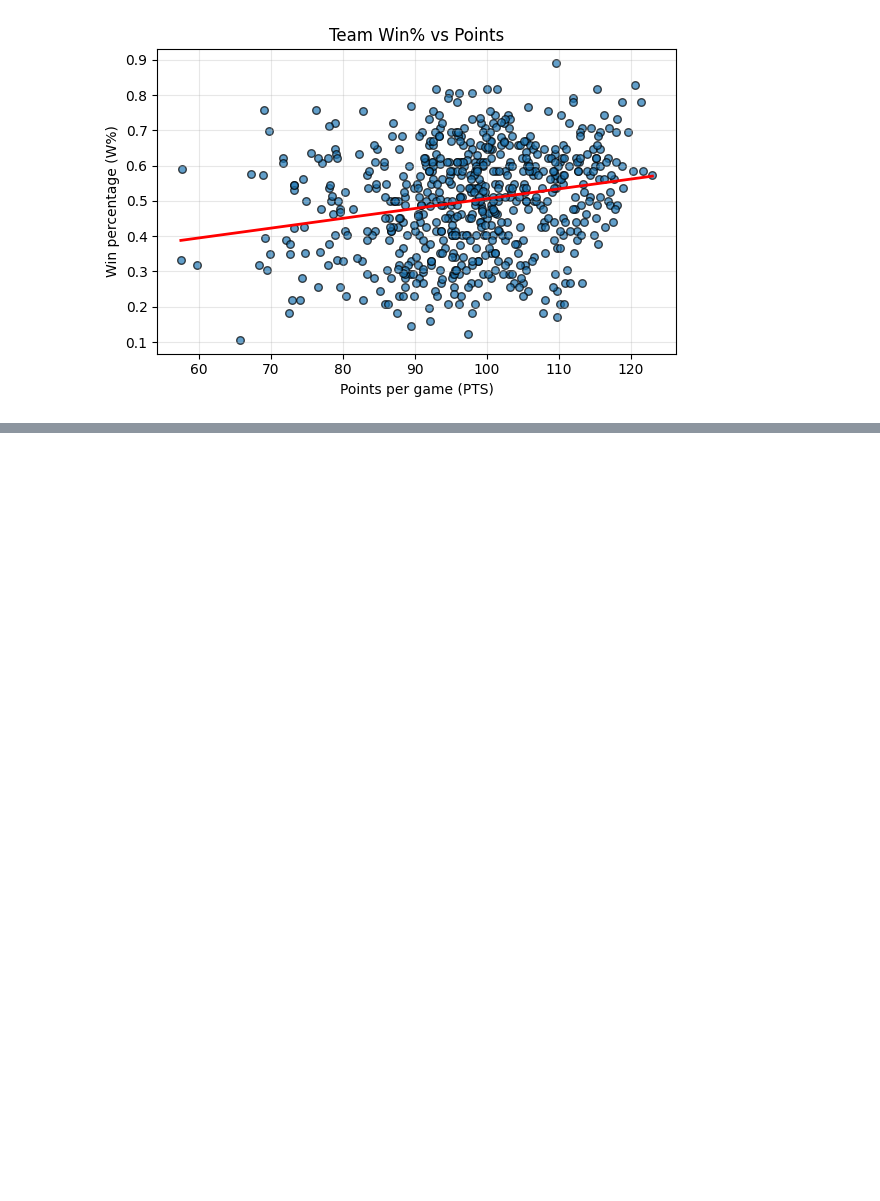
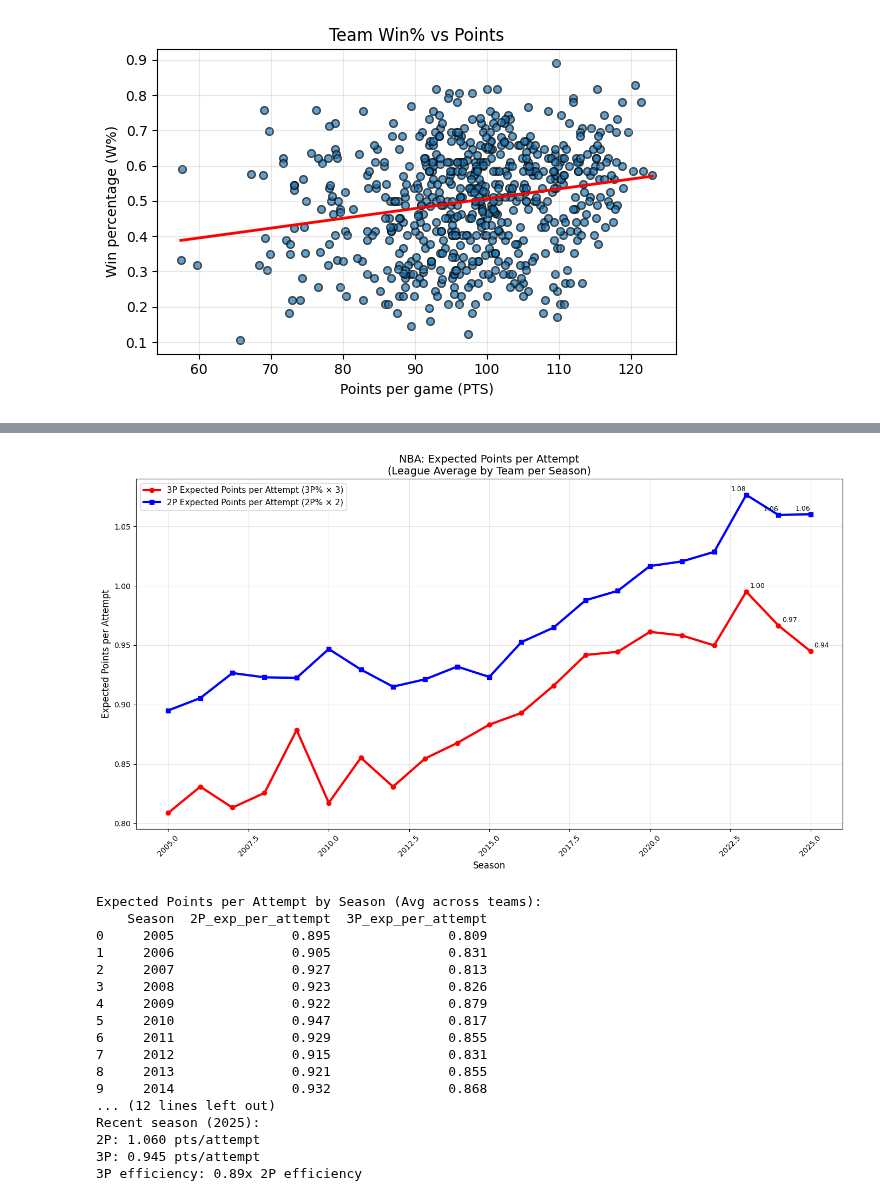
Before and after one commit to maadmaaax/Project_NBA_GroupM, a Jupyter notebook: Analyse_Graphique.ipynb, the cells around one changed output, grey strips where cells are left out. Saved outputs shown, nothing was run; the diff lists cells and outputs as text; code cells hidden in the pictures; blank space fills up the shorter version.

```diff
--- a/Analyse_Graphique.ipynb
+++ b/Analyse_Graphique.ipynb
@@ -112,0 +223,70 @@ plt.show()
+# %%
+#Expected point over the season by team
+# Group by Season and Team, calculate expected points per attempt, then average across teams per season
+team_stats = df.groupby(['Season', 'Team']).agg({
+    '2P%': 'mean',
+    '3P%': 'mean'
+}).reset_index()
+
+# Calculate expected points PER ATTEMPT for each shot type per team
+team_stats['2P_exp_per_attempt'] = team_stats['2P%'] * 2
+team_stats['3P_exp_per_attempt'] = team_stats['3P%'] * 3
+
+# Average across teams per season
+season_team_avg = team_stats.groupby('Season')[['2P_exp_per_attempt', '3P_exp_per_attempt']].mean().reset_index()
+season_team_avg['Season'] = pd.to_numeric(season_team_avg['Season'], errors='coerce')
+season_team_avg = season_team_avg[season_team_avg['3P_exp_per_attempt'] > 0].sort_values('Season')
+
+# Create the line plot
+plt.figure(figsize=(14, 8))
+plt.plot(season_team_avg['Season'], season_team_avg['3P_exp_per_attempt'],
+         marker='o', linewidth=3, label='3P Expected Points per Attempt (3P% × 3)', color='red')
+plt.plot(season_team_avg['Season'], season_team_avg['2P_exp_per_attempt'],
+         marker='s', linewidth=3, label='2P Expected Points per Attempt (2P% × 2)', color='blue')
+
+# Customize the plot
+plt.xlabel('Season', fontsize=12)
+plt.ylabel('Expected Points per Attempt', fontsize=12)
+plt.title('NBA: Expected Points per Attempt\n(League Average by Team per Season)', fontsize=14)
+plt.legend(fontsize=11)
+plt.grid(True, alpha=0.3)
+plt.xticks(rotation=45)
+
+# Add value labels on recent seasons
+for i in range(-3, 0):
+    plt.annotate(f'{season_team_avg["3P_exp_per_attempt"].iloc[i]:.2f}',
+                xy=(season_team_avg['Season'].iloc[i], season_team_avg['3P_exp_per_attempt'].iloc[i]),
+                xytext=(5, 5), textcoords='offset points', fontsize=9)
+    plt.annotate(f'{season_team_avg["2P_exp_per_attempt"].iloc[i]:.2f}',
+                xy=(season_team_avg['Season'].iloc[i], season_team_avg['2P_exp_per_attempt'].iloc[i]),
+                xytext=(-20, 5), textcoords='offset points', fontsize=9)
+
+plt.tight_layout()
+plt.show()
+
+# Print summary stats
+print("Expected Points per Attempt by Season (Avg across teams):")
+print(season_team_avg[['Season', '2P_exp_per_attempt', '3P_exp_per_attempt']].round(3))
+print(f"\nRecent season ({season_team_avg['Season'].iloc[-1]}):")
+print(f"2P: {season_team_avg['2P_exp_per_attempt'].iloc[-1]:.3f} pts/attempt")
+print(f"3P: {season_team_avg['3P_exp_per_attempt'].iloc[-1]:.3f} pts/attempt")
+print(f"3P efficiency: {season_team_avg['3P_exp_per_attempt'].iloc[-1]/season_team_avg['2P_exp_per_attempt'].iloc[-1]:.2f}x 2P efficiency")
+# %% [output]
+[figure, added]
+Expected Points per Attempt by Season (Avg across teams):
+    Season  2P_exp_per_attempt  3P_exp_per_attempt
+0     2005               0.895               0.809
+1     2006               0.905               0.831
+2     2007               0.927               0.813
+3     2008               0.923               0.826
+4     2009               0.922               0.879
+5     2010               0.947               0.817
+6     2011               0.929               0.855
+7     2012               0.915               0.831
+8     2013               0.921               0.855
+9     2014               0.932               0.868
+... (12 lines left out)
+Recent season (2025):
+2P: 1.060 pts/attempt
+3P: 0.945 pts/attempt
+3P efficiency: 0.89x 2P efficiency
```
Also changed, not shown: parts of 5 cells of this notebook.
